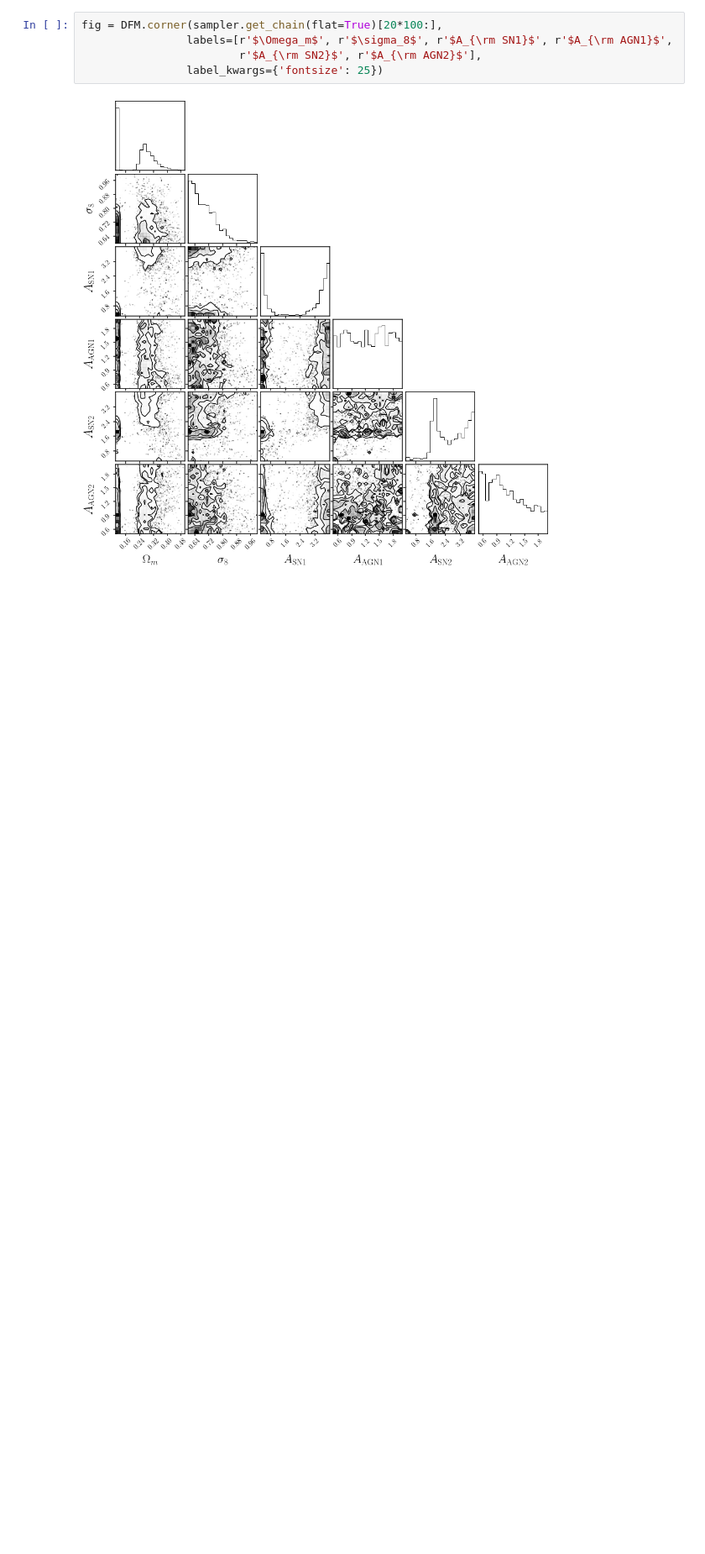
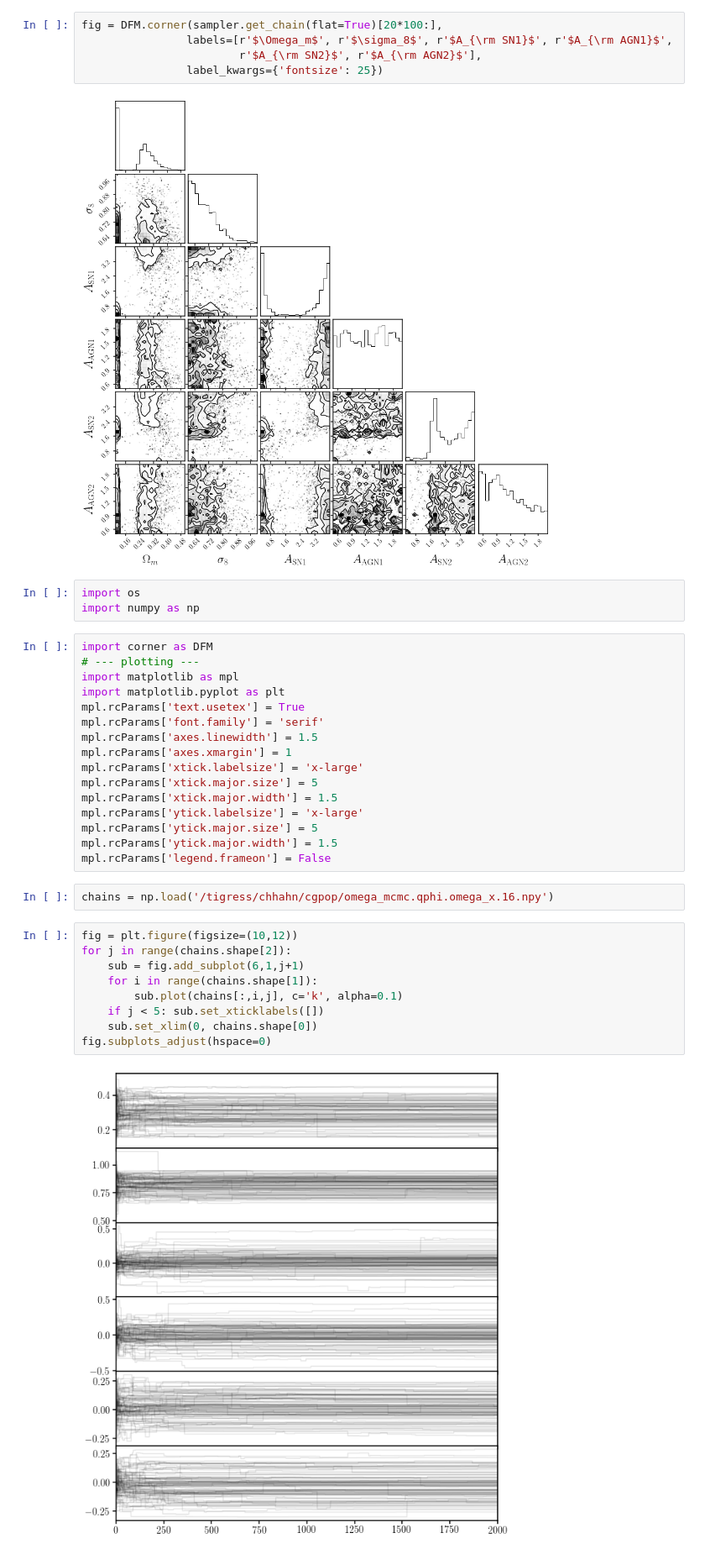
Before and after one commit to changhoonhahn/goleta, a Jupyter notebook: nb/cosmo_infer.ipynb, the cells around one changed output. Shown at 84% size. Drawn from its saved outputs; the diff is of its cells as text; blank space fills up the shorter version.

```diff
--- a/nb/cosmo_infer.ipynb
+++ b/nb/cosmo_infer.ipynb
@@ -200,3 +302,35 @@ fig = DFM.corner(sampler.get_chain(flat=True)[20*100:],
                 label_kwargs={'fontsize': 25})
 # %% [output]
 [figure]
+# %%
+import os
+import numpy as np
+# %%
+import corner as DFM
+# --- plotting ---
+import matplotlib as mpl
+import matplotlib.pyplot as plt
+mpl.rcParams['text.usetex'] = True
+mpl.rcParams['font.family'] = 'serif'
+mpl.rcParams['axes.linewidth'] = 1.5
+mpl.rcParams['axes.xmargin'] = 1
+mpl.rcParams['xtick.labelsize'] = 'x-large'
+mpl.rcParams['xtick.major.size'] = 5
+mpl.rcParams['xtick.major.width'] = 1.5
+mpl.rcParams['ytick.labelsize'] = 'x-large'
+mpl.rcParams['ytick.major.size'] = 5
+mpl.rcParams['ytick.major.width'] = 1.5
+mpl.rcParams['legend.frameon'] = False
+# %%
+chains = np.load('/tigress/chhahn/cgpop/omega_mcmc.qphi.omega_x.16.npy')
+# %%
+fig = plt.figure(figsize=(10,12))
+for j in range(chains.shape[2]):
+    sub = fig.add_subplot(6,1,j+1)
+    for i in range(chains.shape[1]):
+        sub.plot(chains[:,i,j], c='k', alpha=0.1)
+    if j < 5: sub.set_xticklabels([])
+    sub.set_xlim(0, chains.shape[0])
+fig.subplots_adjust(hspace=0)
+# %% [output]
+[figure, added]
```
Also changed, not shown: parts of 24 cells of this notebook.
